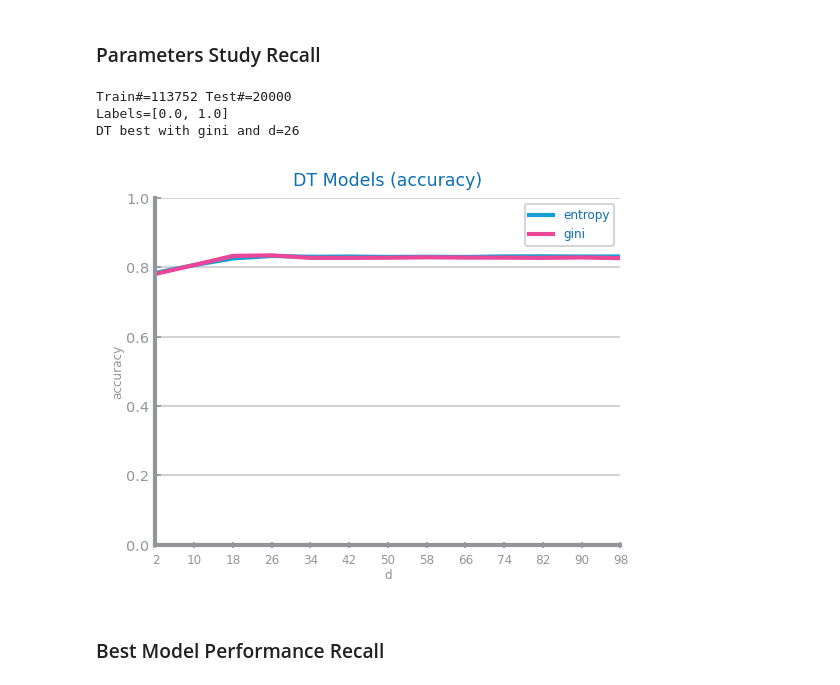
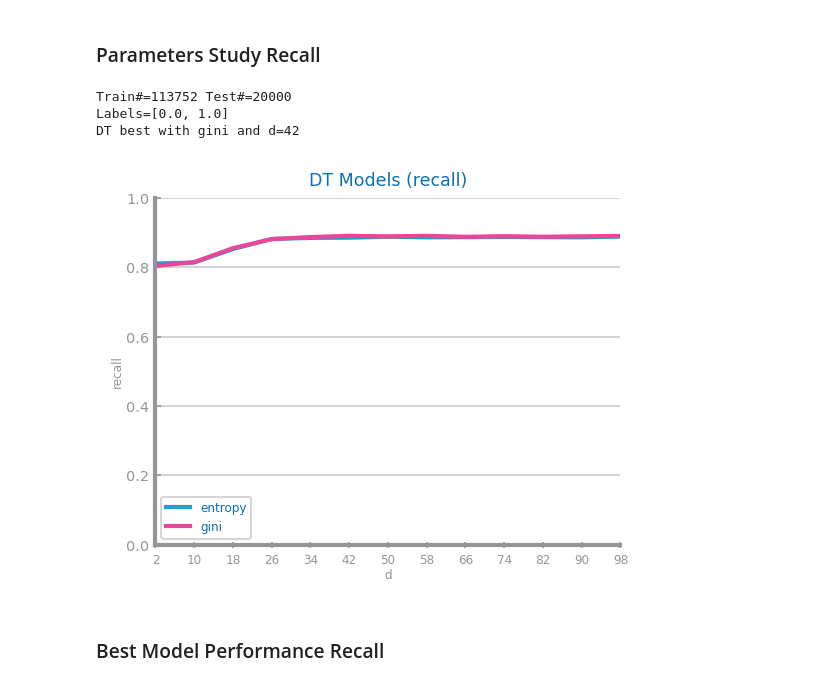
Before and after one commit to franciscoAbreuTecnico/Data-Science-IST, a Jupyter notebook: dataset_services/decision_tree.ipynb, the cells around one changed output. Cells and saved outputs as stored; diff of their text form; code cells hidden in the pictures.

```diff
--- a/dataset_services/decision_tree.ipynb
+++ b/dataset_services/decision_tree.ipynb
@@ -29,20 +29,20 @@ Labels=[0.0, 1.0]
 # %% [markdown]
 ### Parameters Study Recall
 # %%
-eval_metric = "accuracy"
+eval_metric = "recall"
 trnX, tstX, trnY, tstY, labels, vars = dslabs.read_train_test_from_files(train_filename, test_filename, target)
 print(f'Train#={len(trnX)} Test#={len(tstX)}')
 print(f'Labels={labels}')
 
 figure()
 best_model, params = dslabs.trees_study(trnX, trnY, tstX, tstY, d_max=100, metric=eval_metric)
 savefig(f'classification_images/decision_tree/{file_tag}_dt_{eval_metric}_study.png')
 show()
 # %% [output]
 Train#=113752 Test#=20000
 Labels=[0.0, 1.0]
-DT best with gini and d=26
+DT best with gini and d=42
-[figure, old version]
+[figure, new version]
 # %% [markdown]
 ### Best Model Performance Recall
 # %%
```
Also changed, not shown: parts of 1 cell of this notebook, 7 other files.
